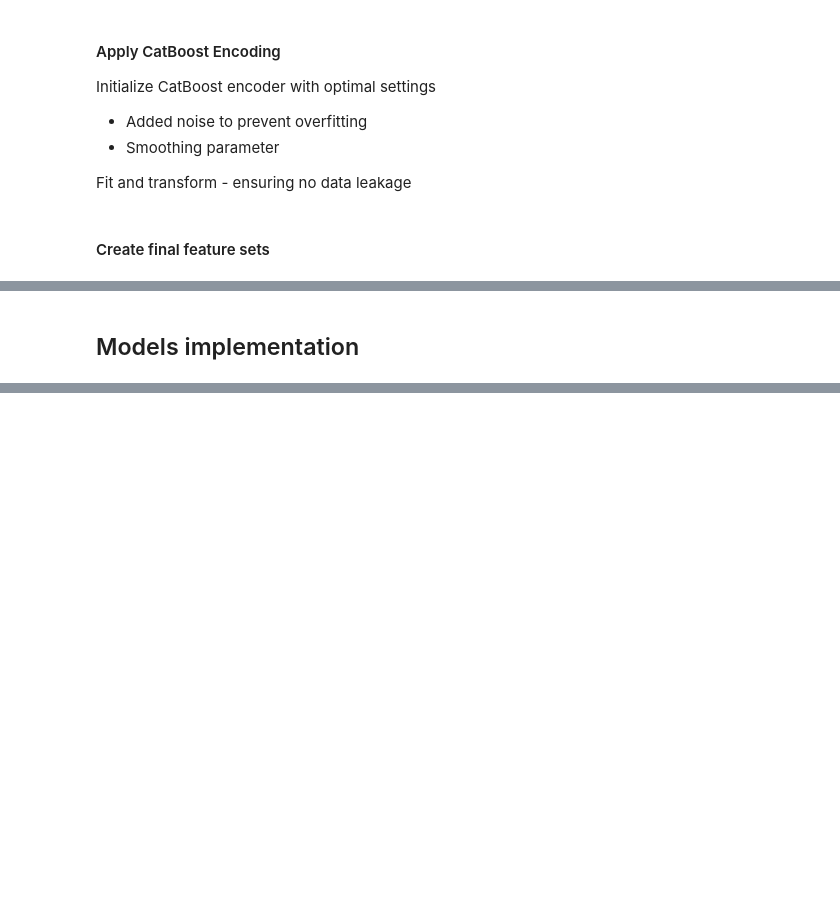
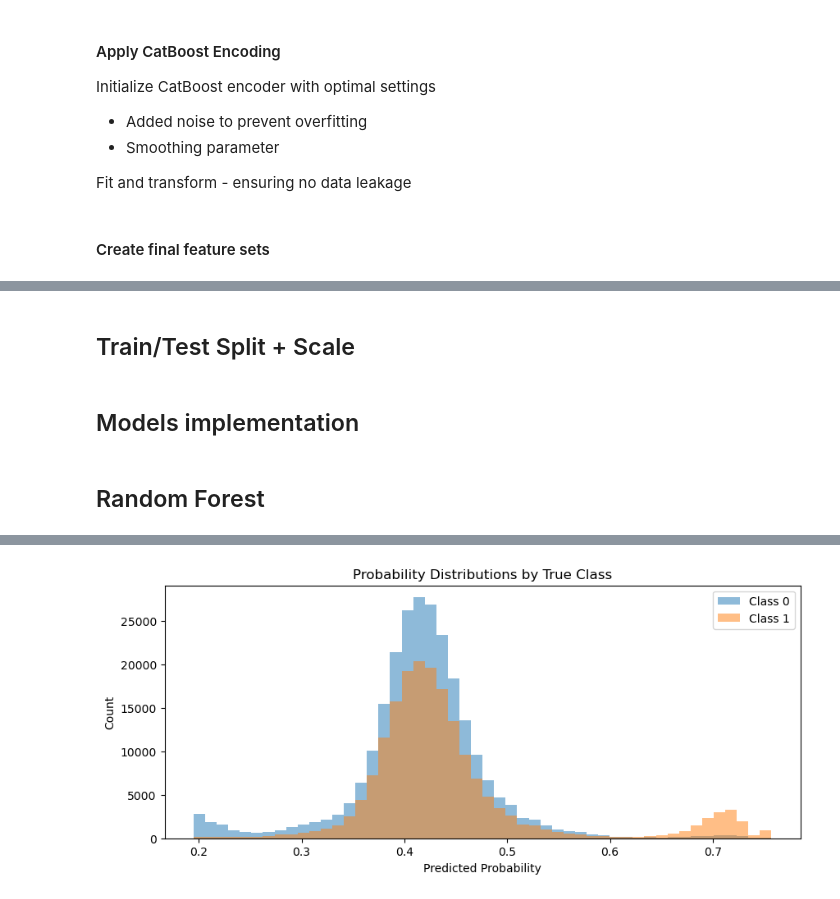
Before and after one commit to ZohoorAlmalkiUQU/ML_Project_UQU, a Jupyter notebook: Code_Implementation_CatBoost_Encoding.ipynb, the cells around one changed output, grey strips where cells are left out. Cells and saved outputs as stored; diff of their text form; code cells hidden in the pictures; blank space fills up the shorter version.

```diff
--- a/Code_Implementation_CatBoost_Encoding.ipynb
+++ b/Code_Implementation_CatBoost_Encoding.ipynb
@@ -294,0 +329,8 @@ Final test set shape: (436839, 26)
+# %%
+import pandas as pd
+
+df = pd.read_parquet("numeric_dataset_CatBoostEncoder.parquet")
+X = df.drop(columns=["susceptibility_label"])
+y = df["susceptibility_label"]
+print('y: ',y.shape)
+print('X: ',X.shape)
@@ -295,41 +363,65 @@ Final test set shape: (436839, 26)
+# %% [markdown]
+## Train/Test Split + Scale
+# %%
+from sklearn.model_selection import train_test_split
+from sklearn.preprocessing import StandardScaler
+
+X_train, X_test, y_train, y_test = train_test_split(
+    X, y, test_size=0.2, random_state=42, stratify=y
+)
+
+scaler = StandardScaler()
+X_train_scaled = scaler.fit_transform(X_train)
+X_test_scaled = scaler.transform(X_test)
 # %% [markdown]
 ## Models implementation
+# %% [markdown]
+## Random Forest
 # %%
-from sklearn.preprocessing import RobustScaler  # Better for outliers
+from sklearn.preprocessing import RobustScaler
+from sklearn.ensemble import RandomForestClassifier
+from sklearn.pipeline import make_pipeline
 from sklearn.calibration import CalibratedClassifierCV
+from sklearn.metrics import classification_report, roc_auc_score, confusion_matrix
+import matplotlib.pyplot as plt
+import pandas as pd
 
-# 1. More balanced class weighting
+# 1. Create the modeling pipeline
 model = make_pipeline(
-    RobustScaler(),  # Handles outliers better than StandardScaler
-    LogisticRegression(
-        max_iter=5000,
-        class_weight='balanced',  # Auto-balance (better than manual here)
+    RobustScaler(),  # Still useful for scaling, though Random Forests are less sensitive
+    RandomForestClassifier(
+        n_estimators=200,  # Number of trees in the forest
+        max_depth=None,    # Let trees grow fully (can tune this)
+        min_samples_split=2,
+        min_samples_leaf=1,
+        class_weight='balanced',  # Automatic class balancing
         random_state=42,
-        solver='saga',
-        penalty='l2',  # Simpler regularization
-        C=0.1  # Stronger regularization
+        n_jobs=-1  # Use all available cores
     )
 )
 
-# 2. Train with calibration
+# 2. Train with probability calibration (Random Forests sometimes benefit from calibration)
 calibrated_model = CalibratedClassifierCV(model, cv=3)
-calibrated_model.fit(X_train_final, y_train)
+calibrated_model.fit(X_train, y_train)
 
-# 3. Adjust prediction threshold
-y_prob = calibrated_model.predict_proba(X_test_final)[:,1]
-y_pred_adj = (y_prob > 0.4).astype(int)  # Lower threshold from 0.5 to 0.4
+# 3. Make predictions (with adjusted threshold)
+y_prob = calibrated_model.predict_proba(X_test)[:,1]
+y_pred_adj = (y_prob > 0.4).astype(int)  # Using 0.4 threshold instead of default 0.5
 
-# 4. Enhanced evaluation
-print("Balanced Logistic Regression")
+# 4. Evaluate performance
+print("Random Forest Performance:")
 print(classification_report(y_test, y_pred_adj))
-print(f"ROC AUC: {roc_auc_score(y_test, y_prob):.3f}")
-print("\nAdjusted Confusion Matrix:")
+print(f"\nROC AUC Score: {roc_auc_score(y_test, y_prob):.3f}")
+print("\nConfusion Matrix:")
 print(confusion_matrix(y_test, y_pred_adj))
 
-# 5. Visualize probability distributions
-plt.figure(figsize=(10,4))
+# 5. Visual inspection of probabilities
+plt.figure(figsize=(10, 4))
 plt.hist(y_prob[y_test==0], bins=50, alpha=0.5, label='Class 0')
 plt.hist(y_prob[y_test==1], bins=50, alpha=0.5, label='Class 1')
 plt.legend()
-plt.title("Predicted Probability Distributions")
+plt.title("Probability Distributions by True Class")
+plt.xlabel("Predicted Probability")
+plt.ylabel("Count")
 plt.show()
+# %% [output]
@@ -335,0 +444 @@ plt.show()
+[figure, added]
```
Also changed, not shown: parts of 29 cells of this notebook, 12 other files.
